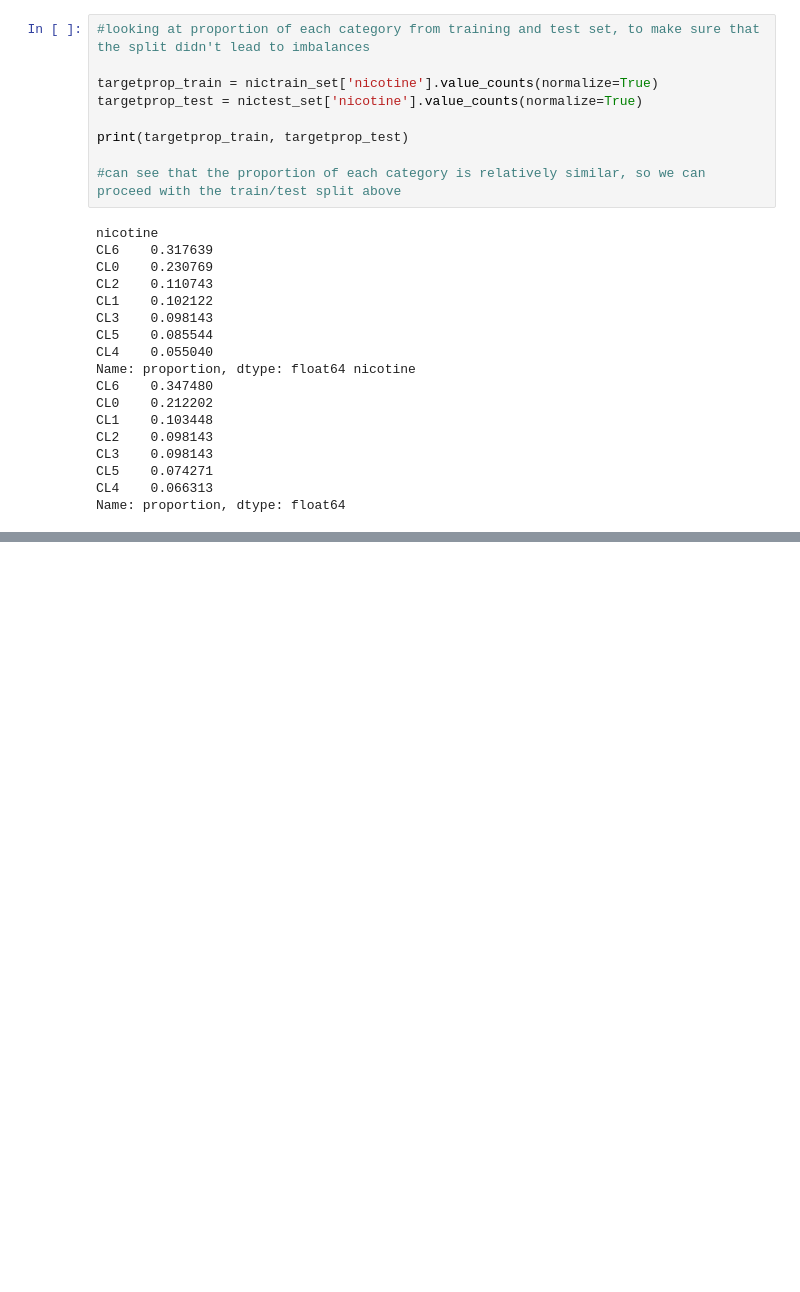
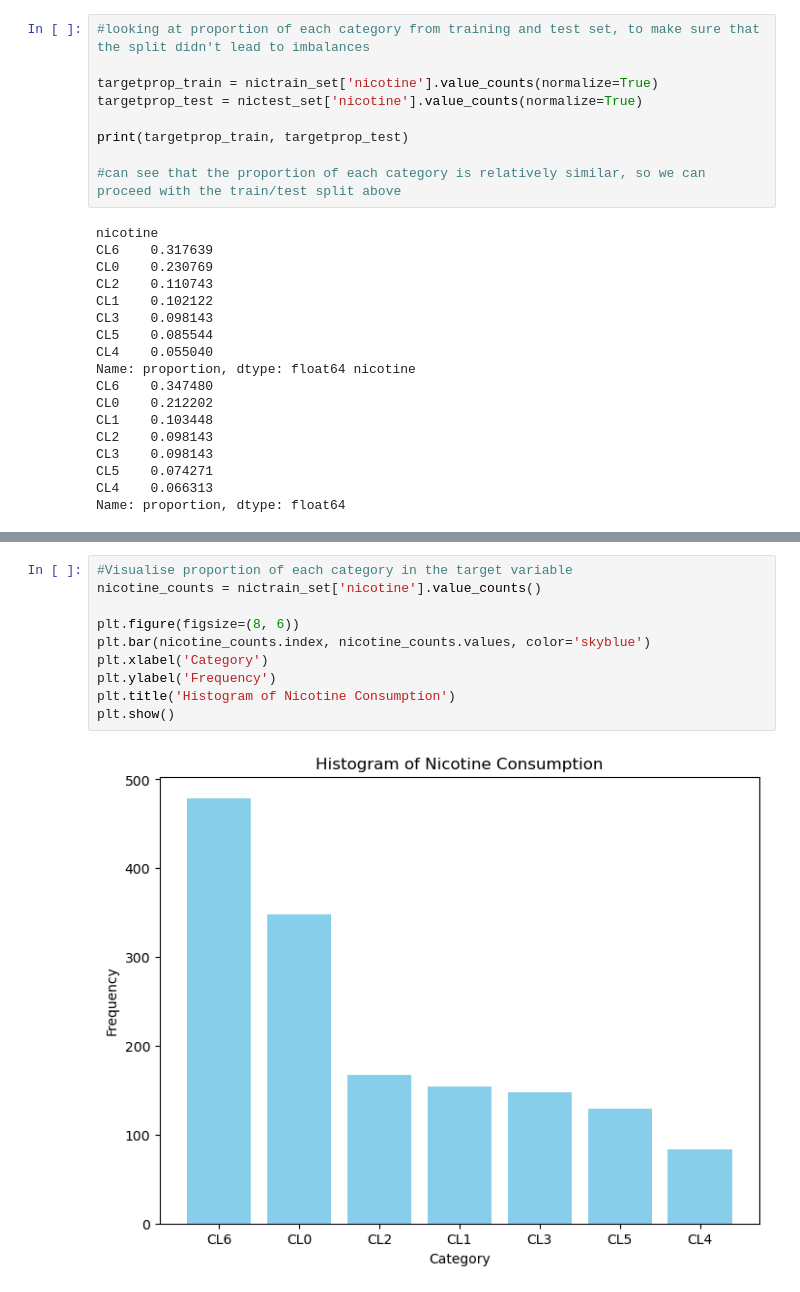
Before and after one commit to skyefung02/DrugConsumptionProject, a Jupyter notebook: data_exploration_visualisation.ipynb, the cells around one changed output, grey strips where cells are left out. Cells and saved outputs as stored; diff of their text form; blank space fills up the shorter version.

```diff
--- a/data_exploration_visualisation.ipynb
+++ b/data_exploration_visualisation.ipynb
@@ -56,0 +170,12 @@ Name: proportion, dtype: float64
+# %%
+#Visualise proportion of each category in the target variable
+nicotine_counts = nictrain_set['nicotine'].value_counts()
+
+plt.figure(figsize=(8, 6))
+plt.bar(nicotine_counts.index, nicotine_counts.values, color='skyblue')
+plt.xlabel('Category')
+plt.ylabel('Frequency')
+plt.title('Histogram of Nicotine Consumption')
+plt.show()
+# %% [output]
+[figure, added]
```
Also changed, not shown: parts of 16 cells of this notebook.
